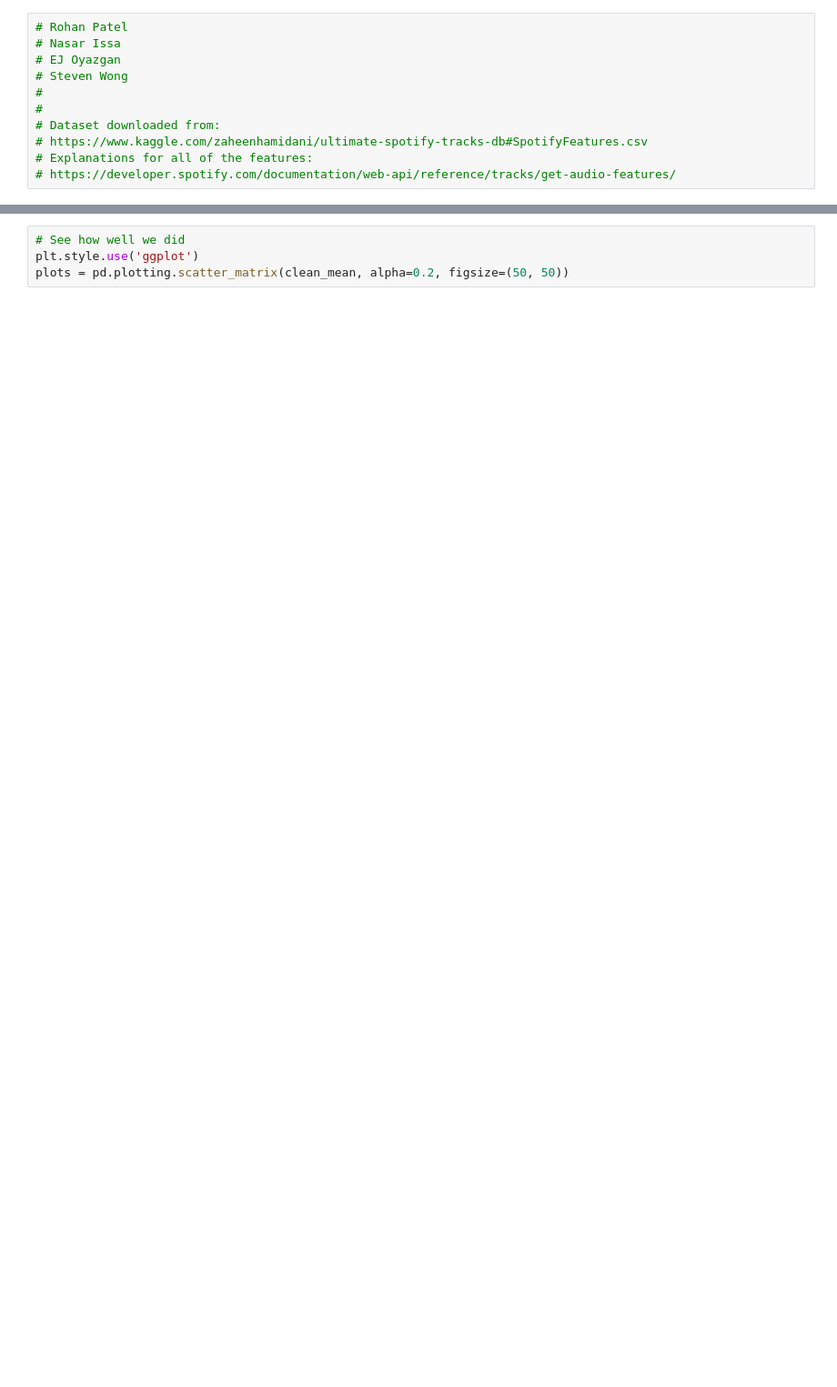
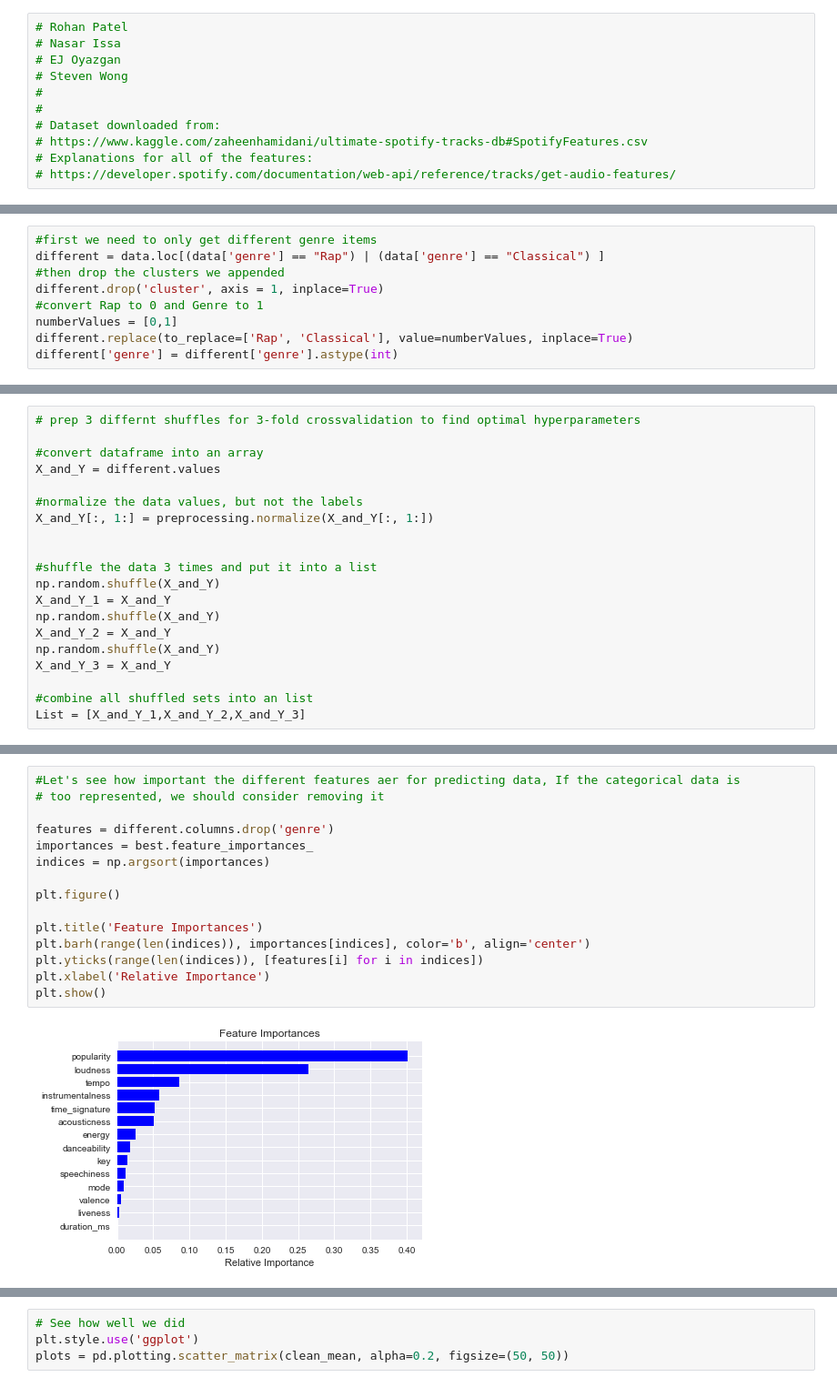
Before and after one commit to RucksP/Spotify-Genre-Prediction, a Jupyter notebook: Spotify Prediction Algorithm.ipynb, the cells around one changed output, grey strips where cells are left out. Shown at 91% size. Cells and saved outputs as stored; diff of their text form; blank space fills up the shorter version.

```diff
--- a/Spotify Prediction Algorithm.ipynb
+++ b/Spotify Prediction Algorithm.ipynb
@@ -95,0 +75,9 @@ Name: genre, Length: 232725, dtype: object
+# %%
+#first we need to only get different genre items
+different = data.loc[(data['genre'] == "Rap") | (data['genre'] == "Classical") ]
+#then drop the clusters we appended
+different.drop('cluster', axis = 1, inplace=True)
+#convert Rap to 0 and Genre to 1
+numberValues = [0,1]
+different.replace(to_replace=['Rap', 'Classical'], value=numberValues, inplace=True)
+different['genre'] = different['genre'].astype(int)
@@ -95,0 +97,20 @@ Name: genre, Length: 232725, dtype: object
+# %%
+# prep 3 differnt shuffles for 3-fold crossvalidation to find optimal hyperparameters
+
+#convert dataframe into an array
+X_and_Y = different.values
+
+#normalize the data values, but not the labels
+X_and_Y[:, 1:] = preprocessing.normalize(X_and_Y[:, 1:])
+
+
+#shuffle the data 3 times and put it into a list
+np.random.shuffle(X_and_Y)
+X_and_Y_1 = X_and_Y
+np.random.shuffle(X_and_Y)
+X_and_Y_2 = X_and_Y
+np.random.shuffle(X_and_Y)
+X_and_Y_3 = X_and_Y
+
+#combine all shuffled sets into an list
+List = [X_and_Y_1,X_and_Y_2,X_and_Y_3]
@@ -95,0 +231,17 @@ Name: genre, Length: 232725, dtype: object
+# %%
+#Let's see how important the different features aer for predicting data, If the categorical data is
+# too represented, we should consider removing it
+
+features = different.columns.drop('genre')
+importances = best.feature_importances_
+indices = np.argsort(importances)
+
+plt.figure()
+
+plt.title('Feature Importances')
+plt.barh(range(len(indices)), importances[indices], color='b', align='center')
+plt.yticks(range(len(indices)), [features[i] for i in indices])
+plt.xlabel('Relative Importance')
+plt.show()
+# %% [output]
+[figure, added]
```
Also changed, not shown: parts of 34 cells of this notebook, 2 other files.
